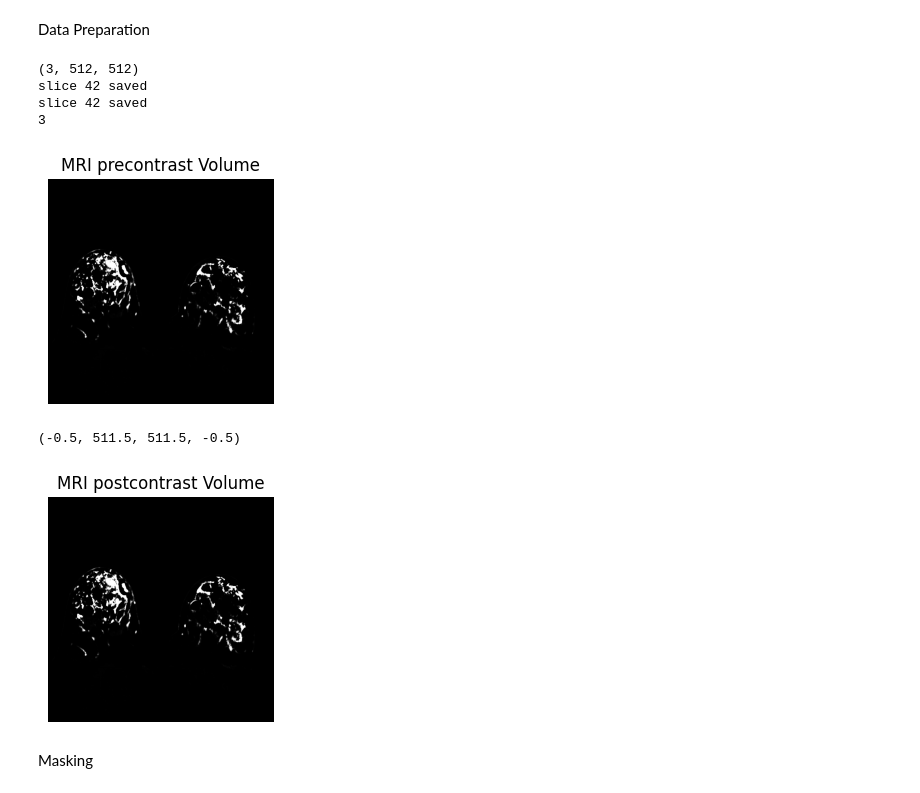
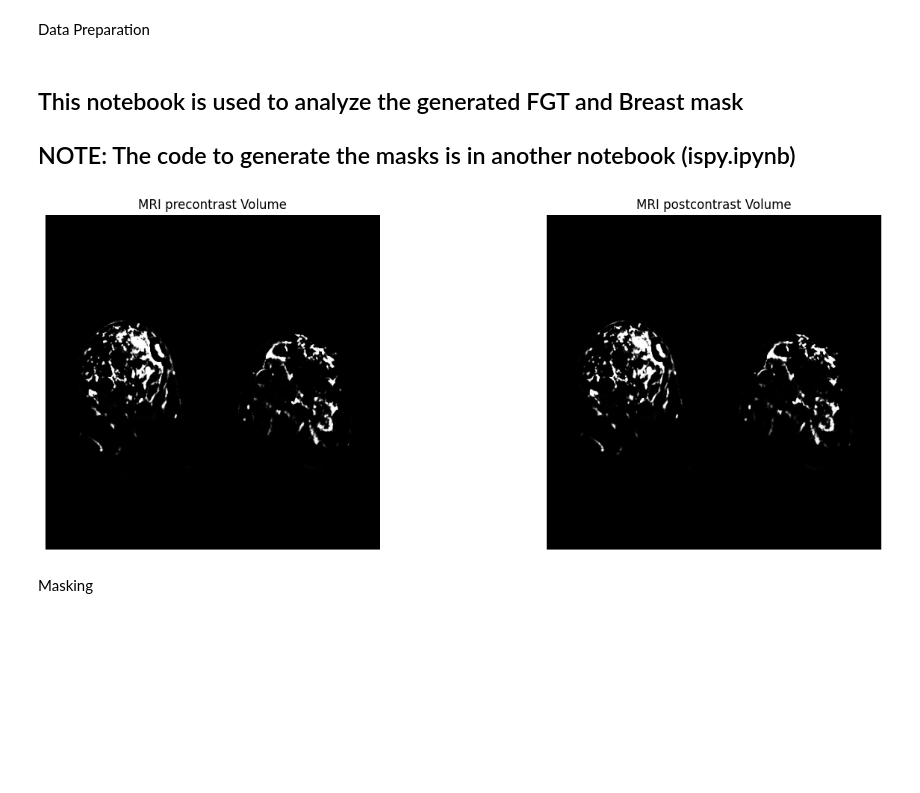
Before and after one commit to hsuryainfo/3D-Breast-FGT-and-Blood-Vessel-Segmentation, a Jupyter notebook: contrast_enchan.ipynb, the cells around one changed output. Drawn from its saved outputs; the diff is of its cells as text; code cells hidden in the pictures; blank space fills up the shorter version.

Commit message:
realigned output images

```diff
--- a/contrast_enchan.ipynb
+++ b/contrast_enchan.ipynb
@@ -1,5 +1,8 @@
 # %% [markdown]
 Data Preparation
+# %% [markdown]
+## This notebook is used to analyze the generated FGT and Breast mask
+## NOTE: The code to generate the masks is in another notebook (ispy.ipynb)
 # %%
 import pydicom
 import numpy as np
@@ -7,40 +10,40 @@ import matplotlib.pyplot as plt
 # %%
 #we are going to only save slice #42 of the output.npy
 
 
-fgt_seg_42 = np.load('fgt_pre/output.npy')
+fgt_seg_42 = np.load('./fgt_pre/output.npy')
 slice_42 = fgt_seg_42[:,:,:,42]
-print(slice_42.shape)
+#print(slice_42.shape)
 np.save('fgt_pre/slice_42_pre.npy', slice_42)
-print('slice 42 saved')
+#print('slice 42 saved')
 
-fgt_seg_42_post = np.load('fgt_post/output.npy')
+fgt_seg_42_post = np.load('./fgt_post/output.npy')
 slice_42_post = fgt_seg_42[:,:,:,42]
-np.save('fgt_post/slice_42_post', slice_42_post)
-print('slice 42 saved')
+np.save('fgt_post/slice_42_post.npy', slice_42_post)
+#print('slice 42 saved')
 
 #plotting of the 42nd slice for pre and post
 fgt_slice_42_pre = np.load('fgt_pre/slice_42_pre.npy')
-print(fgt_slice_42_pre.ndim)
-plt.subplot(1,2,1)
-plt.title('MRI precontrast Volume')
-plt.imshow(fgt_slice_42_pre[0,:,:], cmap = 'Greys')
-plt.axis('off')
-plt.show()
+#print(fgt_slice_42_pre.ndim)
+
+# Create a figure with 1 row and 2 columns
+fig, axes = plt.subplots(1, 2, figsize=(15, 5))
+
+axes[0].set_title('MRI precontrast Volume')
+axes[0].imshow(fgt_slice_42_pre[0,:,:], cmap = 'Greys')
+axes[0].axis('off')
 
 fgt_slice_42_post = np.load('fgt_post/slice_42_post.npy')
-plt.subplot(1,2,2)
-plt.title('MRI postcontrast Volume')
-plt.imshow(fgt_slice_42_post[0,:,:], cmap='Greys')
-plt.axis('off')
+
+axes[1].set_title('MRI postcontrast Volume')
+axes[1].imshow(fgt_slice_42_post[0,:,:], cmap='Greys')
+axes[1].axis('off')
+
+# Show the figure
+plt.tight_layout()
+plt.show()
 # %% [output]
-(3, 512, 512)
-slice 42 saved
-slice 42 saved
-3
-[figure, old version]
+[figure, new version]
-(-0.5, 511.5, 511.5, -0.5)
-[figure, removed]
 # %%
 #  listing path names for images
 
```
Also changed, not shown: parts of 18 cells of this notebook.
